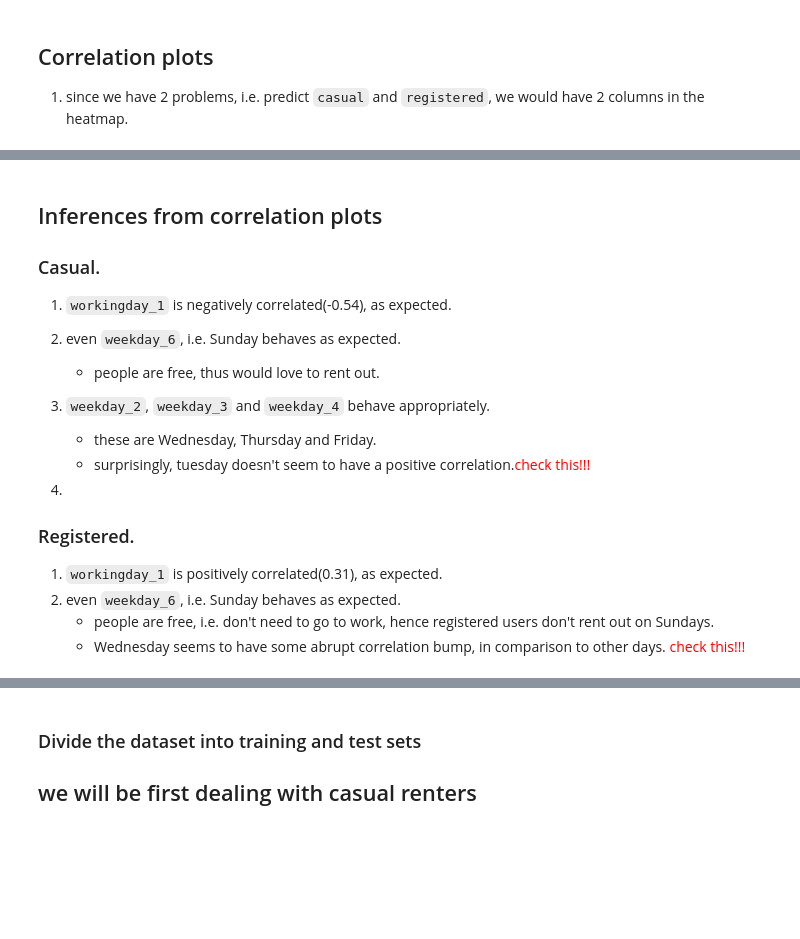
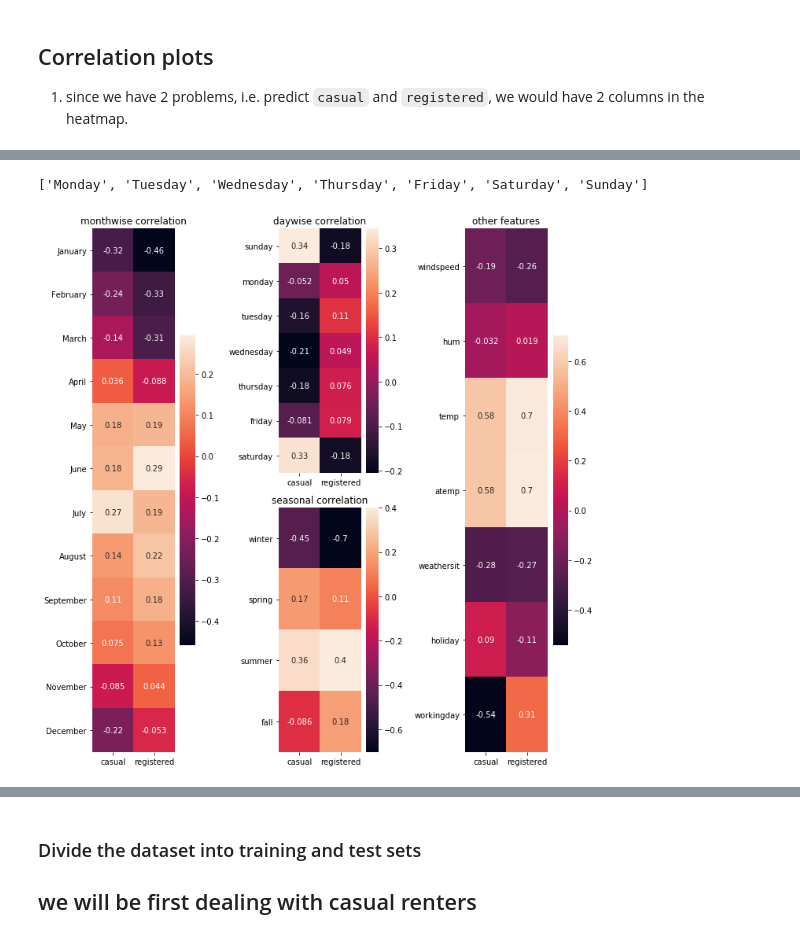
Before and after one commit to akshayDev17/Machine-Learning-Concepts, a Jupyter notebook: src/interpret-ml-models/bike_rental.ipynb, the cells around one changed output, grey strips where cells are left out. Cells and saved outputs as stored; diff of their text form; code cells hidden in the pictures; blank space fills up the shorter version.

```diff
--- a/src/interpret-ml-models/bike_rental.ipynb
+++ b/src/interpret-ml-models/bike_rental.ipynb
@@ -236,18 +270,40 @@ plt.tight_layout()
-# %% [markdown]
-## Inferences from correlation plots
-
-### Casual.
-1. `workingday_1` is negatively correlated(-0.54), as expected.
-2. even `weekday_6`, i.e. Sunday behaves as expected.
-    - people are free, thus would love to rent out.
-3. `weekday_2`, `weekday_3` and `weekday_4` behave appropriately.
-    - these are Wednesday, Thursday and Friday.
-    - surprisingly, tuesday doesn't seem to have a positive correlation.<font color="red">check this!!!</font>
-
-4.
-
-### Registered.
-1. `workingday_1` is positively correlated(0.31), as expected.
-2. even `weekday_6`, i.e. Sunday behaves as expected.
-    - people are free, i.e. don't need to go to work, hence registered users don't rent out on Sundays.
-    - Wednesday seems to have some abrupt correlation bump, in comparison to other days. <font color="red">check this!!!</font>
+# %%
+print(calendar.day_name[:])
+# %% [output]
+['Monday', 'Tuesday', 'Wednesday', 'Thursday', 'Friday', 'Saturday', 'Sunday']
+# %%
+combined_data = pd.concat([numerical_data_2011, data_2011[['casual', 'registered']]], axis=1)
+corr = combined_data.corr()
+
+import matplotlib.gridspec as gridspec
+gridspec.GridSpec(2, 3) # 2 rows and 3 columns
+
+fig = plt.figure(1, figsize=(10, 10))
+
+# month wise correlation
+plt.subplot2grid((2, 3), (0,0), colspan=1, rowspan=2)
+sns.heatmap(corr.loc[calendar.month_name[1:], ['casual', 'registered']], annot=True)
+plt.title("monthwise correlation")
+
+# day wise correlation
+days = list(weekday_rename_map.values())
+plt.subplot2grid((2, 3), (0,1), colspan=1, rowspan=1)
+sns.heatmap(corr.loc[days, ['casual', 'registered']], annot=True)
+plt.title("daywise correlation")
+
+# seasonal correlation
+plt.subplot2grid((2, 3), (1,1), colspan=1, rowspan=1)
+sns.heatmap(corr.loc[list(season_rename_map.values()), ['casual', 'registered']], annot=True)
+plt.yticks(rotation='horizontal')
+plt.title("seasonal correlation")
+
+# windspeed, humidity, temp, atemp, holiday, workingday, weathersit
+remaining_features = ['windspeed', 'hum', 'temp', 'atemp', 'weathersit', 'holiday', 'workingday']
+plt.subplot2grid((2, 3), (0, 2), colspan=1, rowspan=2)
+sns.heatmap(corr.loc[remaining_features, ['casual', 'registered']], annot=True)
+plt.yticks(rotation='horizontal')
+plt.title("other features")
+
+plt.tight_layout()
+# %% [output]
+[figure, added]
```
Also changed, not shown: parts of 25 cells of this notebook.
